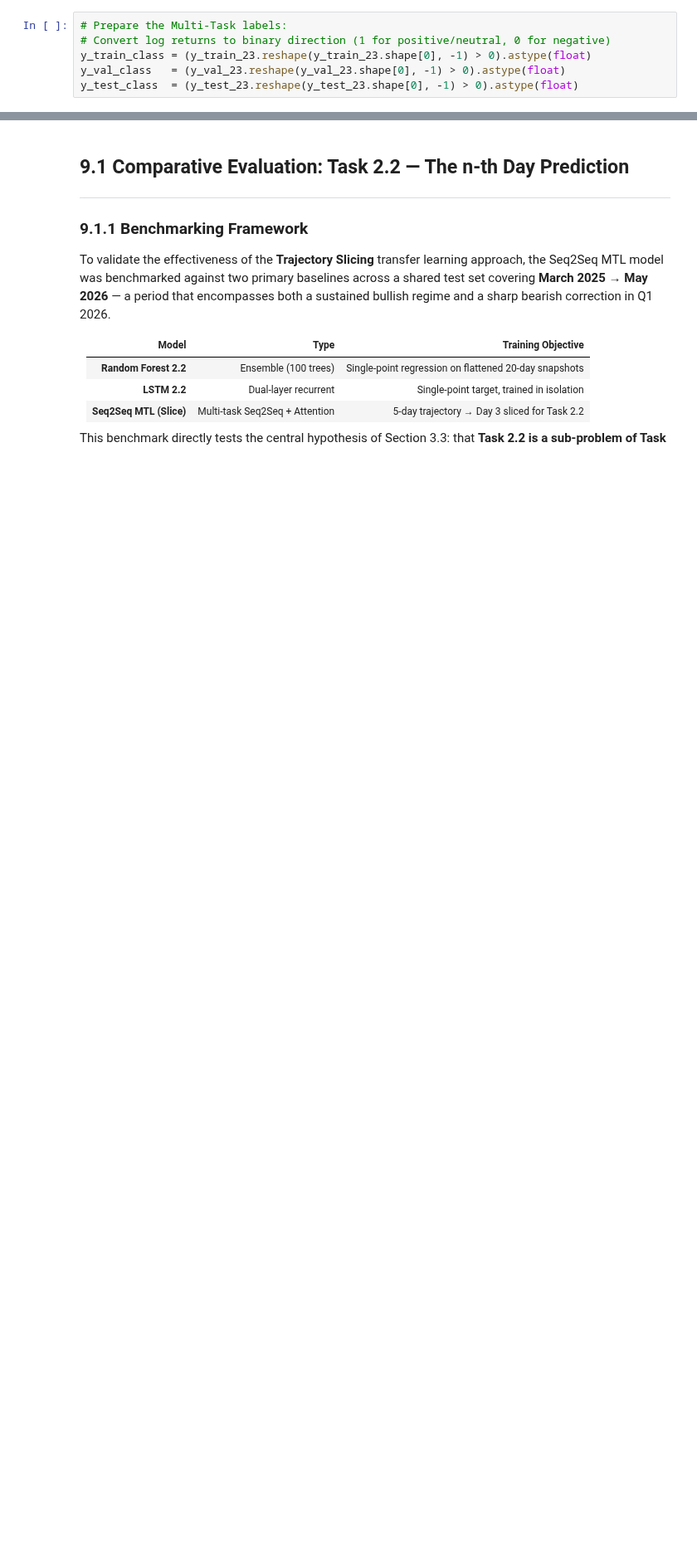
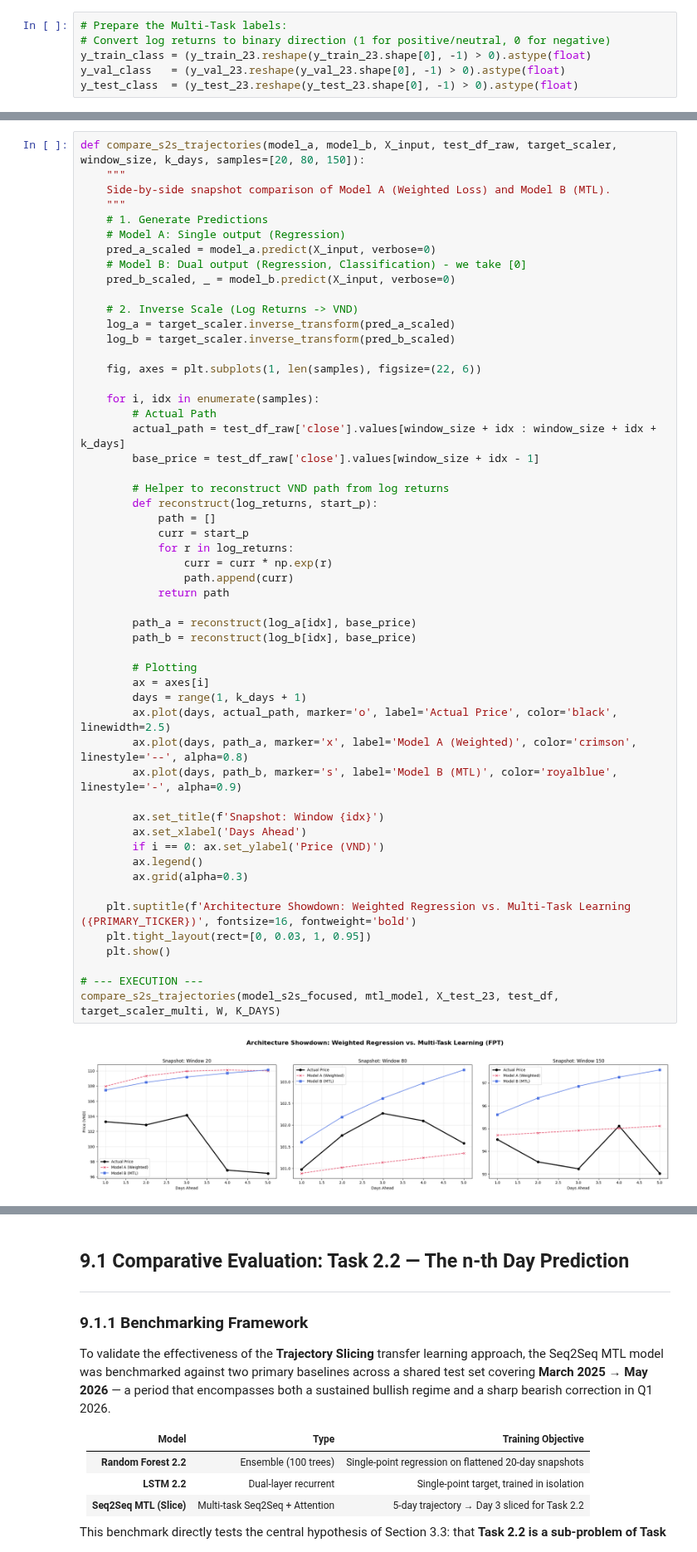
Before and after one commit to amyas-lab/Stock_price_prediction_and_portfolio_optimization_using_machine_learning_and_deep_learning, a Jupyter notebook: notebooks/2-vietnam_stock_prediction.ipynb, the cells around one changed output, grey strips where cells are left out. Shown at 83% size. Drawn from its saved outputs; the diff is of its cells as text; blank space fills up the shorter version.

```diff
--- a/notebooks/2-vietnam_stock_prediction.ipynb
+++ b/notebooks/2-vietnam_stock_prediction.ipynb
@@ -2833,0 +2857,55 @@ plt.show()
+# %%
+def compare_s2s_trajectories(model_a, model_b, X_input, test_df_raw, target_scaler, window_size, k_days, samples=[20, 80, 150]):
+    """
+    Side-by-side snapshot comparison of Model A (Weighted Loss) and Model B (MTL).
+    """
+    # 1. Generate Predictions
+    # Model A: Single output (Regression)
+    pred_a_scaled = model_a.predict(X_input, verbose=0)
+    # Model B: Dual output (Regression, Classification) - we take [0]
+    pred_b_scaled, _ = model_b.predict(X_input, verbose=0)
+
+    # 2. Inverse Scale (Log Returns -> VND)
+    log_a = target_scaler.inverse_transform(pred_a_scaled)
+    log_b = target_scaler.inverse_transform(pred_b_scaled)
+
+    fig, axes = plt.subplots(1, len(samples), figsize=(22, 6))
+
+    for i, idx in enumerate(samples):
+        # Actual Path
+        actual_path = test_df_raw['close'].values[window_size + idx : window_size + idx + k_days]
+        base_price = test_df_raw['close'].values[window_size + idx - 1]
+
+        # Helper to reconstruct VND path from log returns
+        def reconstruct(log_returns, start_p):
+            path = []
+            curr = start_p
+            for r in log_returns:
+                curr = curr * np.exp(r)
+                path.append(curr)
+            return path
+
+        path_a = reconstruct(log_a[idx], base_price)
+        path_b = reconstruct(log_b[idx], base_price)
+
+        # Plotting
+        ax = axes[i]
+        days = range(1, k_days + 1)
+        ax.plot(days, actual_path, marker='o', label='Actual Price', color='black', linewidth=2.5)
+        ax.plot(days, path_a, marker='x', label='Model A (Weighted)', color='crimson', linestyle='--', alpha=0.8)
+        ax.plot(days, path_b, marker='s', label='Model B (MTL)', color='royalblue', linestyle='-', alpha=0.9)
+
+        ax.set_title(f'Snapshot: Window {idx}')
+        ax.set_xlabel('Days Ahead')
+        if i == 0: ax.set_ylabel('Price (VND)')
+        ax.legend()
+        ax.grid(alpha=0.3)
+
+    plt.suptitle(f'Architecture Showdown: Weighted Regression vs. Multi-Task Learning ({PRIMARY_TICKER})', fontsize=16, fontweight='bold')
+    plt.tight_layout(rect=[0, 0.03, 1, 0.95])
+    plt.show()
+
+# --- EXECUTION ---
+compare_s2s_trajectories(model_s2s_focused, mtl_model, X_test_23, test_df, target_scaler_multi, W, K_DAYS)
+# %% [output]
+[figure, added]
```
Also changed, not shown: parts of 52 cells of this notebook, 30 other files.
